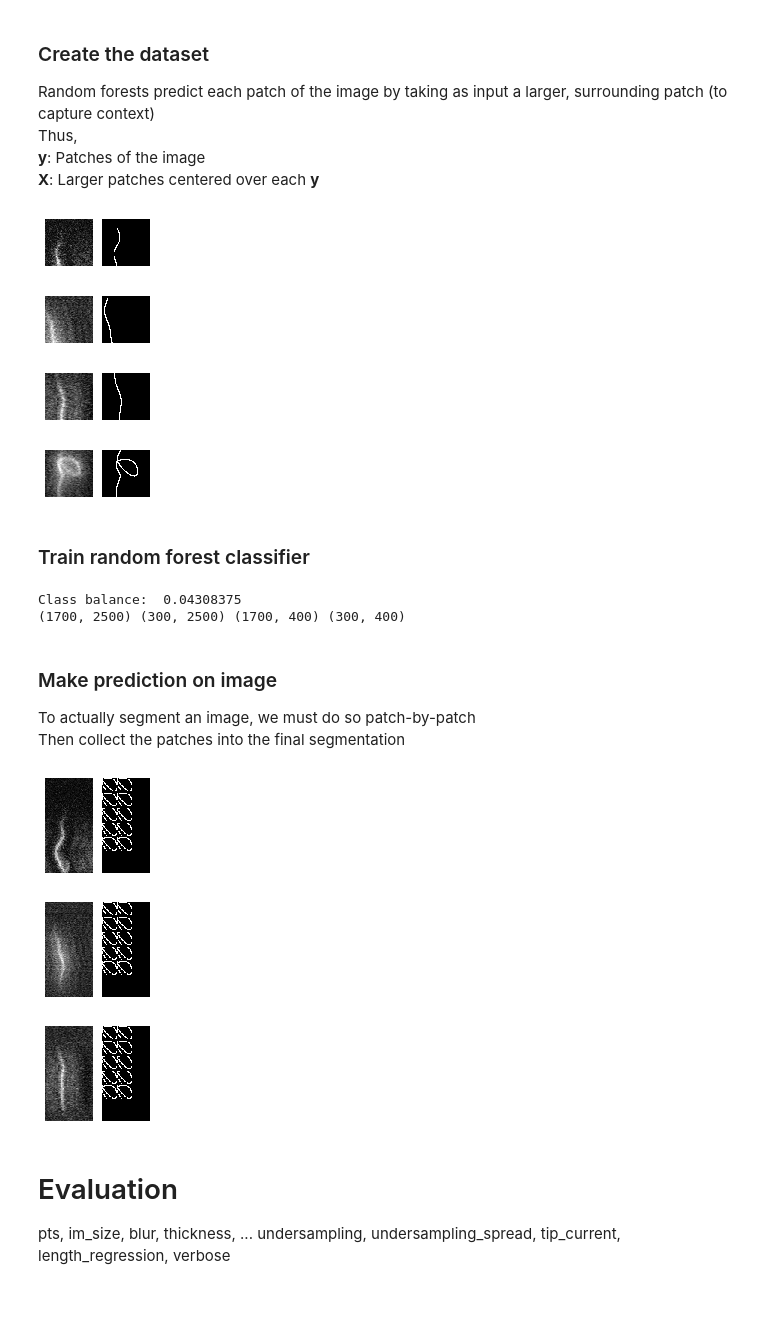
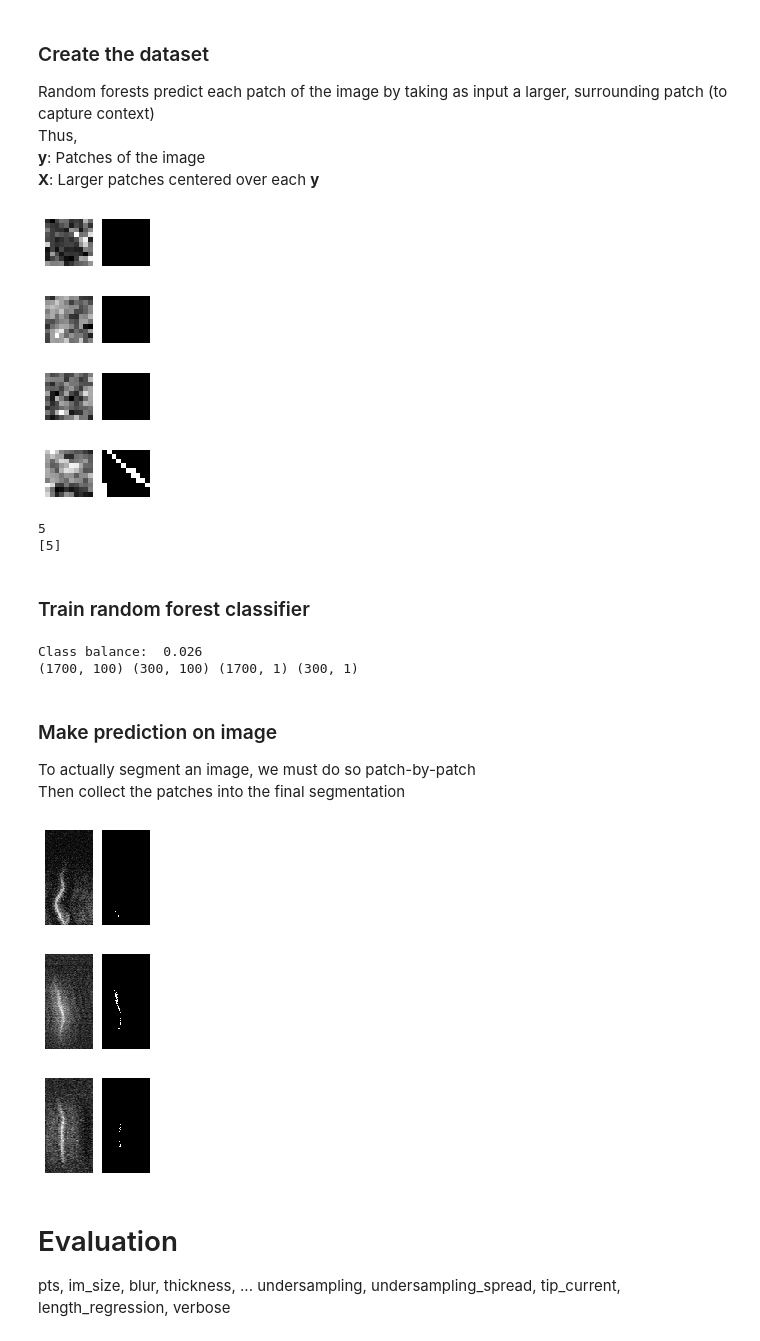
Before and after one commit to RobbieHolland/AIWire, a Jupyter notebook: segmentation/classical_segmentation.ipynb, the cells around one changed output. Drawn from its saved outputs; the diff is of its cells as text; code cells hidden in the pictures; blank space fills up the shorter version.

```diff
--- a/segmentation/classical_segmentation.ipynb
+++ b/segmentation/classical_segmentation.ipynb
@@ -130,30 +130,34 @@ Thus, <br>
 # %%
 from random import randint
 
 n_patches = 2000
-patch_dim = 50
+patch_dim = 10
 patches_sim, patches_gt = [], []
 for i in range(n_patches):
     sample_train = X_train[i % len(X_train)]
     sample_test  = y_train[i % len(y_train)]
     tl = np.array([randint(0, sample_train.shape[i] - patch_dim - 1) for i in [0, 1]])
     patches_sim.append(sample_train[tl[0]:tl[0] + patch_dim, tl[1]:tl[1] + patch_dim])
     patches_gt.append(sample_test[tl[0]:tl[0] + patch_dim, tl[1]:tl[1] + patch_dim])
 
 for i, (patch_sim, patch_gt) in enumerate(list(zip(patches_sim, patches_gt))[:4]):
     show_images([patch_sim, patch_gt])
 
 patches_sim, patches_gt = np.array(patches_sim), np.array(patches_gt)
-w = 10
+w = 0
 c = patch_dim // 2
-patch_labels = np.array([p[c - w:c + w, c - w:c + w] for p in patches_gt])
+print(c)
+print(list(range(c-w,c+w+1)))
+patch_labels = np.array([p[c - w:c + w + 1, c - w:c + w + 1] for p in patches_gt])
 X_patches = np.array(patches_sim).reshape(n_patches,-1)
 y_patches = np.array(patch_labels).reshape(n_patches,-1)
 # %% [output]
-[figure, old version]
+[figure, new version]
-[figure, old version]
+[figure, new version]
-[figure, old version]
+[figure, new version]
-[figure, old version]
+[figure, new version]
+5
+[5]
 # %% [markdown]
 ### Train random forest classifier
 # %%
@@ -166,12 +170,13 @@ print('Class balance: ', np.sum(patch_labels) / np.prod(patch_labels.shape))
 X_patches_train, X_patches_test, y_patches_train, y_patches_test = train_test_split(X_patches, y_patches, test_size=0.15, random_state=0)
 print(X_patches_train.shape, X_patches_test.shape, y_patches_train.shape, y_patches_test.shape)
 
-clf = RandomForestClassifier(max_depth=100, class_weight = [{0: 1, 1:10}] * y_patches_train.shape[-1])
+# clf = RandomForestClassifier(max_depth=100, class_weight = [{0: 1, 1:50}] * y_patches_train.shape[-1])
+clf = RandomForestClassifier(max_depth=$, class_weight = {0: 1, 1:50})
 clf.fit(X_patches_train, y_patches_train)
 preds = clf.predict(X_patches_test)
 # %% [output]
-Class balance:  0.04308375
-(1700, 2500) (300, 2500) (1700, 400) (300, 400)
+Class balance:  0.026
+(1700, 100) (300, 100) (1700, 1) (300, 1)
 # %% [markdown]
 ### Make prediction on image
 To actually segment an image, we must do so patch-by-patch<br>
@@ -182,21 +187,20 @@ def rf_segmentation(image):
     sample = np.pad(test_sample, patch_dim // 2 - w, mode='reflect')
 
     total_pred = np.zeros_like(test_sample)
-    for i in range(w, test_sample.shape[0] - 2*w, 2 * w):
-        for j in range(w, test_sample.shape[1] - 2*w, 2 * w):
+    for i in range(w, test_sample.shape[0] - 2*w, 2 * w + 1):
+        for j in range(w, test_sample.shape[1] - 2*w, 2 * w + 1):
             patch = sample[i:i + patch_dim, j:j + patch_dim]
             pred = clf.predict(patch.reshape(1,-1))
-
-            total_pred[i-w:i+w,j-w:j+w] = pred.reshape(2 * w, 2 * w)
+            total_pred[i-w:i+w+1,j-w:j+w+1] = pred.reshape(2 * w + 1, 2 * w + 1)
     return total_pred
 
 for i in range(3):
     pred = rf_segmentation(X[i])
     show_images([X[i], pred])
 # %% [output]
-[figure, old version]
+[figure, new version]
-[figure, old version]
+[figure, new version]
-[figure, old version]
+[figure, new version]
 # %% [markdown]
 # Evaluation
 pts, im_size, blur, thickness, ...
```
Also changed, not shown: parts of 4 cells of this notebook.
